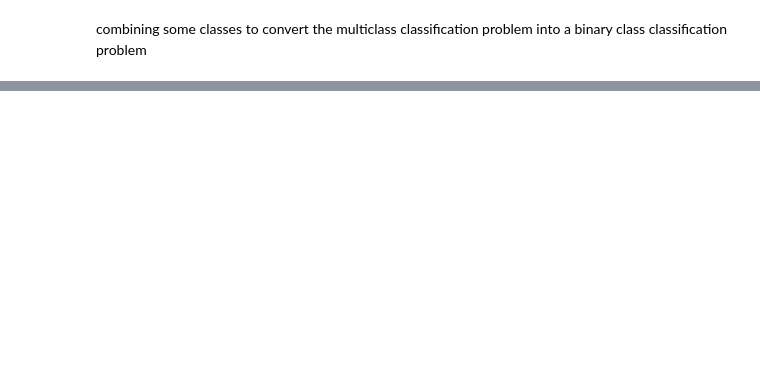
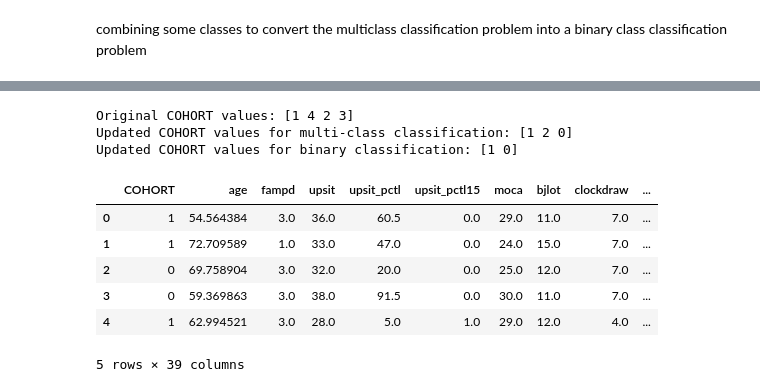
Before and after one commit to theshamiksinha/ParkinsonX, a Jupyter notebook: code.ipynb, the cells around one changed output, grey strips where cells are left out. Drawn from its saved outputs; the diff is of its cells as text; code cells hidden in the pictures; blank space fills up the shorter version.

```diff
--- a/code.ipynb
+++ b/code.ipynb
@@ -310,3 +268,51 @@ See the caveats in the documentation: https://pandas.pydata.org/pandas-docs/stab
+# %%
+# Step 1: Inspect unique values in the 'COHORT' column
+print("Original COHORT values:", df['COHORT'].unique())
+
+# Step 2: Create a copy for multi-class classification preprocessing
+df_COPY_MULTI_CLASS = df.copy()
+
+# Step 3: Remove records where 'COHORT' is 3 (SWEDD)
+df_COPY_MULTI_CLASS = df_COPY_MULTI_CLASS[df_COPY_MULTI_CLASS['COHORT'] != 3]
+
+# Step 4: Modify 'COHORT' for multi-class classification
+# Healthy as class 0
+df_COPY_MULTI_CLASS['COHORT'] = df_COPY_MULTI_CLASS['COHORT'].replace({2: 0})
+
+# PD Participant (1) and Prodromal (4) remain as separate classes
+df_COPY_MULTI_CLASS['COHORT'] = df_COPY_MULTI_CLASS['COHORT'].replace({4: 2})
+
+# Check unique values in the updated dataset
+print("Updated COHORT values for multi-class classification:", df_COPY_MULTI_CLASS['COHORT'].unique())
+
+# Step 5: Prepare a filtered dataset for binary classification
+df_filtered = df.copy()
+
+# Step 6: Remove 'COHORT' 3 (SWEDD)
+df_filtered = df_filtered[df_filtered['COHORT'] != 3]
+
+# Step 7: Combine PD Participant (1) and Prodromal (4) into one class
+df_filtered.loc[df_filtered['COHORT'] == 4, 'COHORT'] = 1  # Combine class 4 into class 1
+
+# Step 8: Change Healthy Control (2) to class 0
+df_filtered['COHORT'] = df_filtered['COHORT'].replace({2: 0})
+
+# Step 9: Verify the unique values in the binary classification dataset
+print("Updated COHORT values for binary classification:", df_filtered['COHORT'].unique())
+
+# View the first few rows of the filtered dataset
+df_filtered.head()
+# %% [output]
+Original COHORT values: [1 4 2 3]
+Updated COHORT values for multi-class classification: [1 2 0]
+Updated COHORT values for binary classification: [1 0]
+|  | COHORT | age | fampd | upsit | upsit_pctl | upsit_pctl15 | moca | bjlot | clockdraw | ... |
+| 0 | 1 | 54.564384 | 3.0 | 36.0 | 60.5 | 0.0 | 29.0 | 11.0 | 7.0 | ... |
+| 1 | 1 | 72.709589 | 1.0 | 33.0 | 47.0 | 0.0 | 24.0 | 15.0 | 7.0 | ... |
+| 2 | 0 | 69.758904 | 3.0 | 32.0 | 20.0 | 0.0 | 25.0 | 12.0 | 7.0 | ... |
+| 3 | 0 | 59.369863 | 3.0 | 38.0 | 91.5 | 0.0 | 30.0 | 11.0 | 7.0 | ... |
+| 4 | 1 | 62.994521 | 3.0 | 28.0 | 5.0 | 1.0 | 29.0 | 12.0 | 4.0 | ... |
+5 rows × 39 columns
 # %%
 # Check for missing values
 df = df_filtered
```
Also changed, not shown: parts of 13 cells of this notebook.
